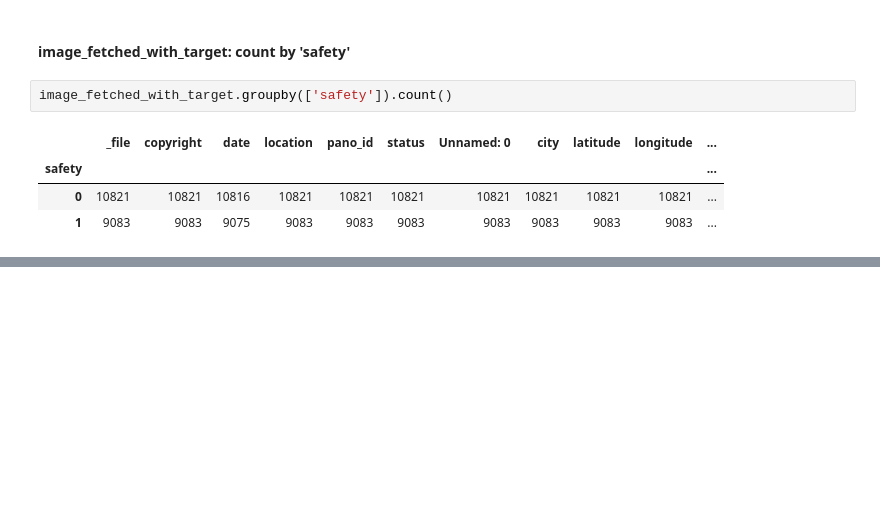
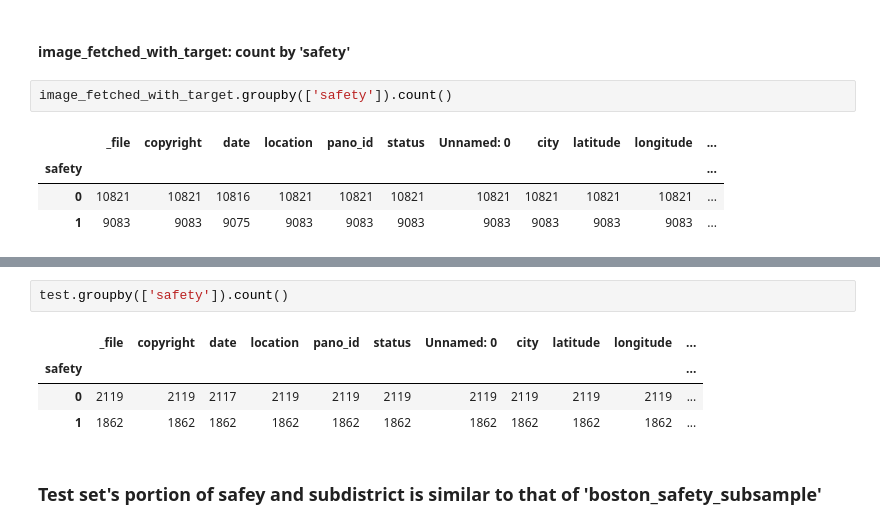
Before and after one commit to littlebeanbean7/Toronto_Streetscore, a Jupyter notebook: code/check_boston_image_downsampled.ipynb, the cells around one changed output, grey strips where cells are left out. Saved outputs shown, nothing was run; the diff lists cells and outputs as text; blank space fills up the shorter version.

```diff
--- a/code/check_boston_image_downsampled.ipynb
+++ b/code/check_boston_image_downsampled.ipynb
@@ -180,0 +301,9 @@ image_fetched_with_target.groupby(['safety']).count()
+# %%
+test.groupby(['safety']).count()
+# %% [output]
+|  | _file | copyright | date | location | pano_id | status | Unnamed: 0 | city | latitude | longitude | ... |
+| safety |  |  |  |  |  |  |  |  |  |  | ... |
+| 0 | 2119 | 2119 | 2117 | 2119 | 2119 | 2119 | 2119 | 2119 | 2119 | 2119 | ... |
+| 1 | 1862 | 1862 | 1862 | 1862 | 1862 | 1862 | 1862 | 1862 | 1862 | 1862 | ... |
+# %% [markdown]
+### Test set's portion of safey and subdistrict is similar to that of 'boston_safety_subsample'
```
Also changed, not shown: parts of 26 cells of this notebook, 3 other files.
